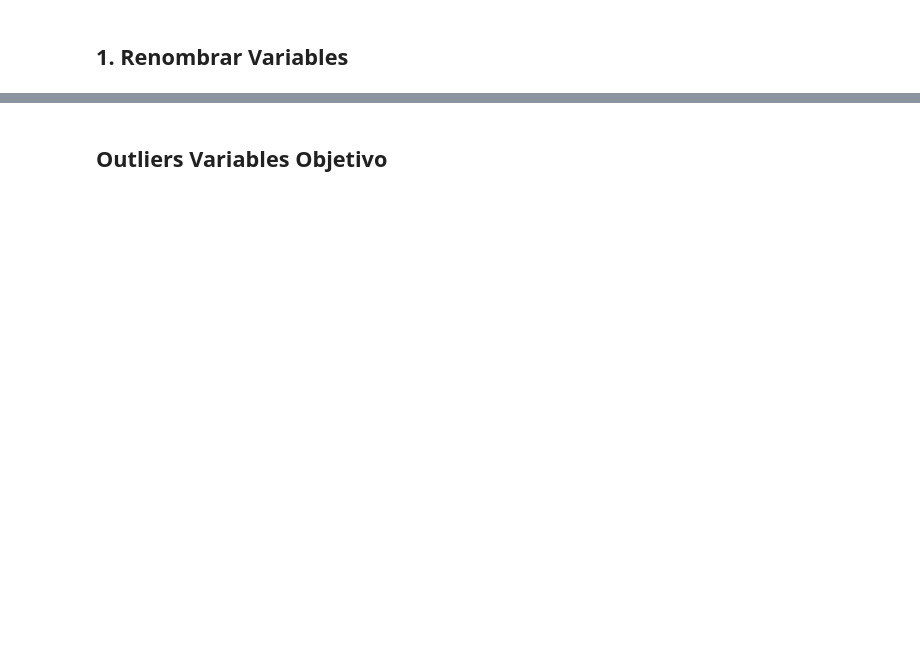
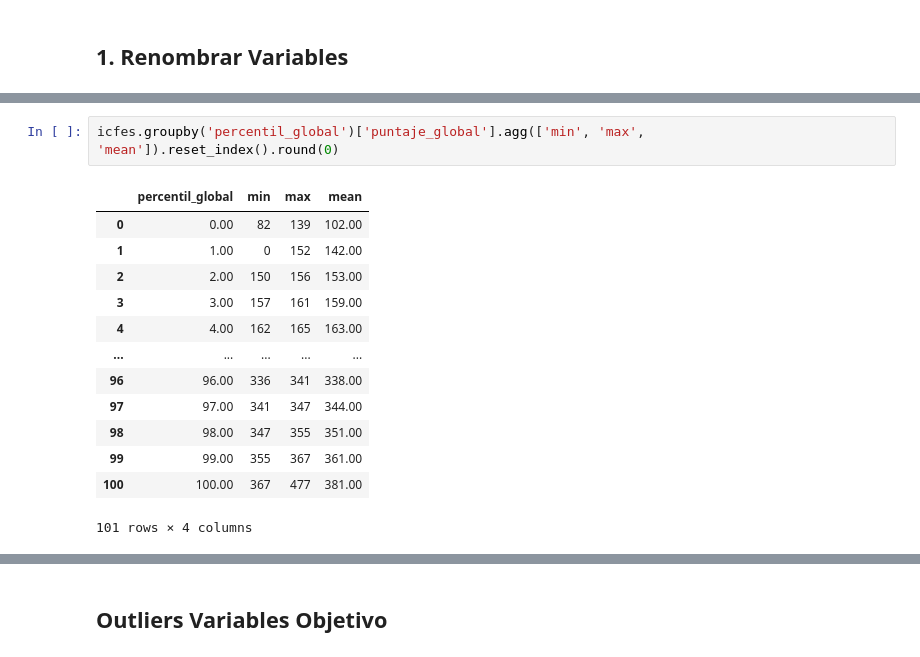
Before and after one commit to JorgeJordyJaimes/prediccion-icfes-colombia, a Jupyter notebook: notebooks/2. limpieza-datos.ipynb, the cells around one changed output, grey strips where cells are left out. Cells and saved outputs as stored; diff of their text form; blank space fills up the shorter version.

```diff
--- a/notebooks/2. limpieza-datos.ipynb
+++ b/notebooks/2. limpieza-datos.ipynb
@@ -118,0 +260,16 @@ for col in icfes.select_dtypes(include=["int64", "float64"]).columns:
+# %%
+icfes.groupby('percentil_global')['puntaje_global'].agg(['min', 'max', 'mean']).reset_index().round(0)
+# %% [output]
+|  | percentil_global | min | max | mean |
+| 0 | 0.00 | 82 | 139 | 102.00 |
+| 1 | 1.00 | 0 | 152 | 142.00 |
+| 2 | 2.00 | 150 | 156 | 153.00 |
+| 3 | 3.00 | 157 | 161 | 159.00 |
+| 4 | 4.00 | 162 | 165 | 163.00 |
+| ... | ... | ... | ... | ... |
+| 96 | 96.00 | 336 | 341 | 338.00 |
+| 97 | 97.00 | 341 | 347 | 344.00 |
+| 98 | 98.00 | 347 | 355 | 351.00 |
+| 99 | 99.00 | 355 | 367 | 361.00 |
+| 100 | 100.00 | 367 | 477 | 381.00 |
+101 rows × 4 columns
```
Also changed, not shown: parts of 27 cells of this notebook.
